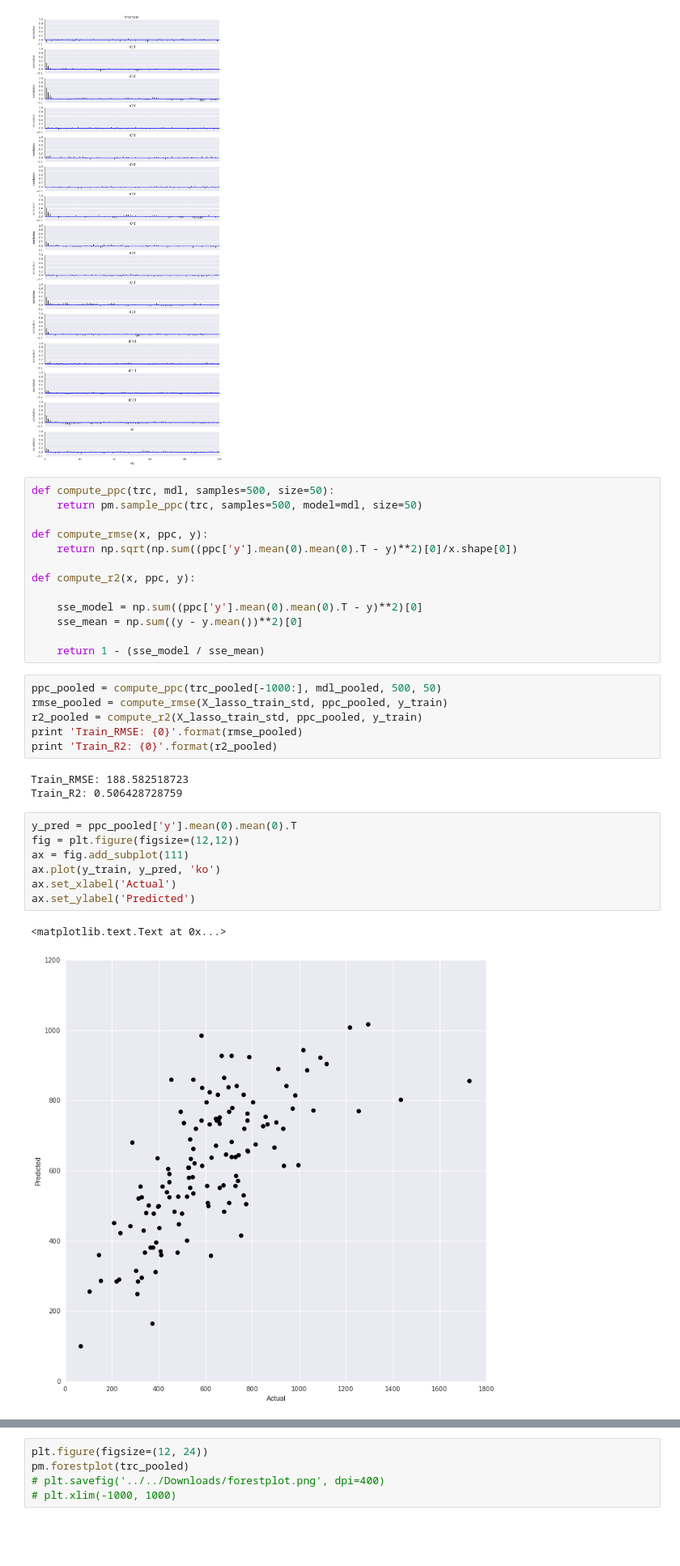
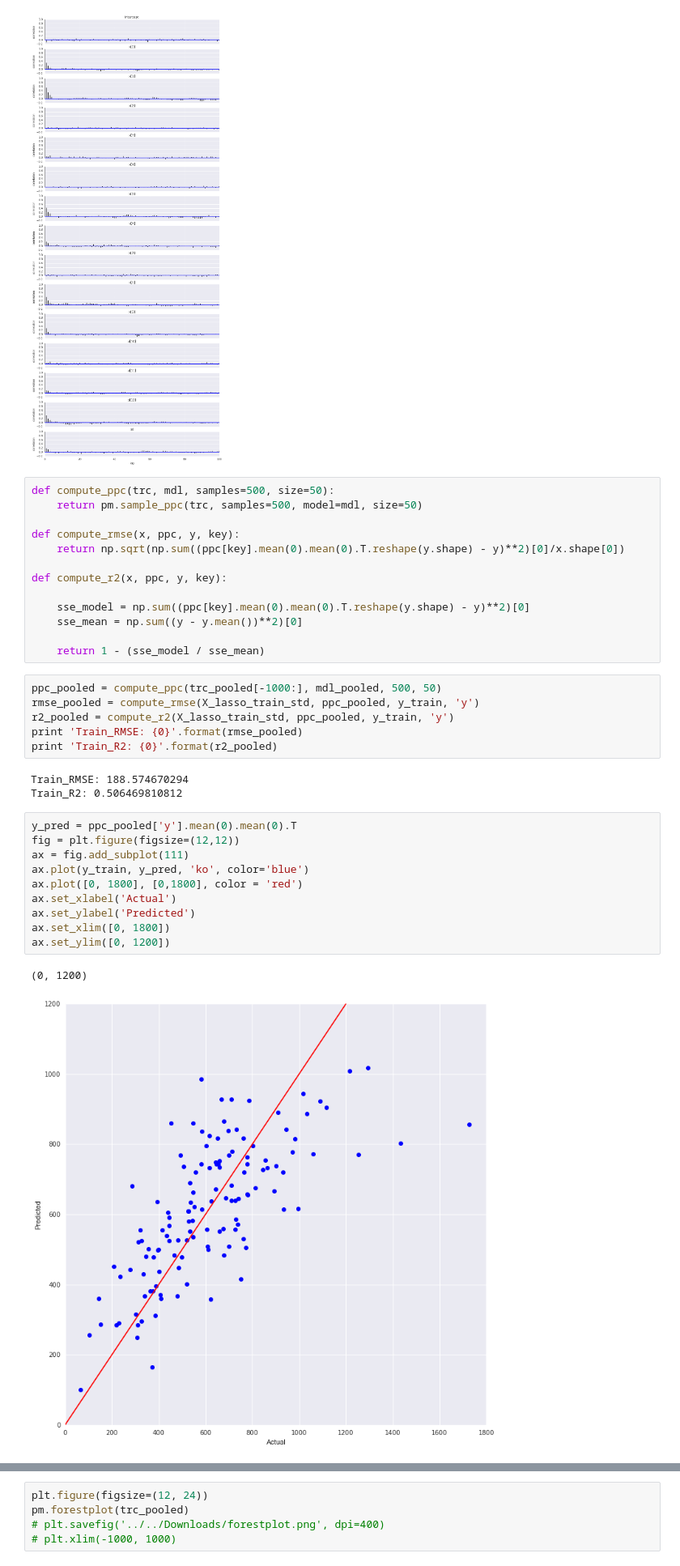
Before and after one commit to jpgrana/bayesian-approach-predicting-well-production, a Jupyter notebook: model.ipynb, the cells around one changed output, grey strips where cells are left out. Shown at 81% size. Saved outputs shown, nothing was run; the diff lists cells and outputs as text; blank space fills up the shorter version.

Commit message:
model

```diff
--- a/model.ipynb
+++ b/model.ipynb
@@ -235,31 +235,34 @@ ax = pm.autocorrplot(trc_pooled[-1000:])
 def compute_ppc(trc, mdl, samples=500, size=50):
     return pm.sample_ppc(trc, samples=500, model=mdl, size=50)
 
-def compute_rmse(x, ppc, y):
-    return np.sqrt(np.sum((ppc['y'].mean(0).mean(0).T - y)**2)[0]/x.shape[0])
+def compute_rmse(x, ppc, y, key):
+    return np.sqrt(np.sum((ppc[key].mean(0).mean(0).T.reshape(y.shape) - y)**2)[0]/x.shape[0])
 
-def compute_r2(x, ppc, y):
+def compute_r2(x, ppc, y, key):
 
-    sse_model = np.sum((ppc['y'].mean(0).mean(0).T - y)**2)[0]
+    sse_model = np.sum((ppc[key].mean(0).mean(0).T.reshape(y.shape) - y)**2)[0]
     sse_mean = np.sum((y - y.mean())**2)[0]
 
     return 1 - (sse_model / sse_mean)
 # %%
 ppc_pooled = compute_ppc(trc_pooled[-1000:], mdl_pooled, 500, 50)
-rmse_pooled = compute_rmse(X_lasso_train_std, ppc_pooled, y_train)
-r2_pooled = compute_r2(X_lasso_train_std, ppc_pooled, y_train)
+rmse_pooled = compute_rmse(X_lasso_train_std, ppc_pooled, y_train, 'y')
+r2_pooled = compute_r2(X_lasso_train_std, ppc_pooled, y_train, 'y')
 print 'Train_RMSE: {0}'.format(rmse_pooled)
 print 'Train_R2: {0}'.format(r2_pooled)
 # %% [output]
-Train_RMSE: 188.582518723
-Train_R2: 0.506428728759
+Train_RMSE: 188.574670294
+Train_R2: 0.506469810812
 # %%
 y_pred = ppc_pooled['y'].mean(0).mean(0).T
 fig = plt.figure(figsize=(12,12))
 ax = fig.add_subplot(111)
-ax.plot(y_train, y_pred, 'ko')
+ax.plot(y_train, y_pred, 'ko', color='blue')
+ax.plot([0, 1800], [0,1800], color = 'red')
 ax.set_xlabel('Actual')
 ax.set_ylabel('Predicted')
+ax.set_xlim([0, 1800])
+ax.set_ylim([0, 1200])
 # %% [output]
-<matplotlib.text.Text at 0x...>
+(0, 1200)
-[figure, old version]
+[figure, new version]
```
Also changed, not shown: parts of 9 cells of this notebook.
